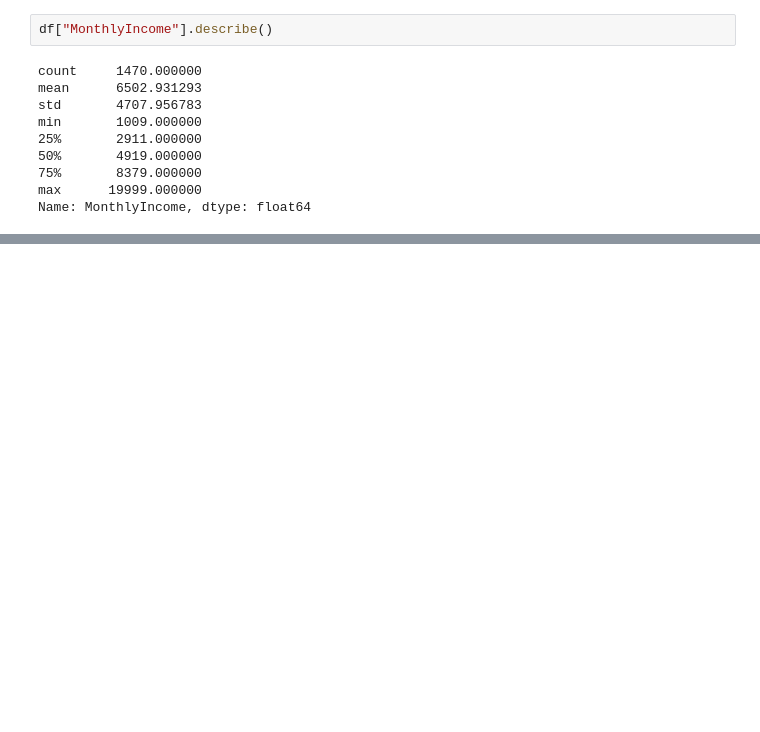
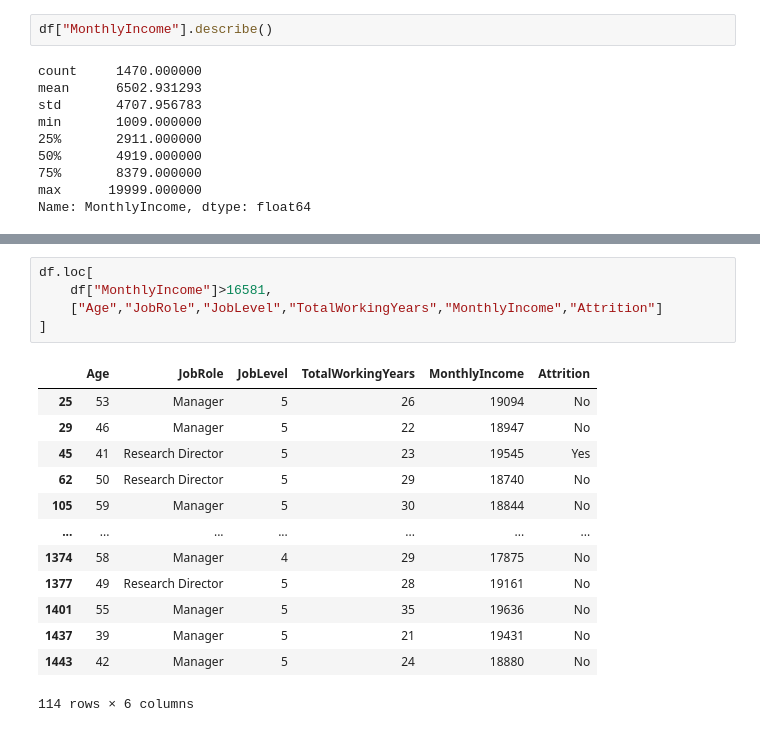
Before and after one commit to haneef333/employee-attrition-analysis, a Jupyter notebook: notebook/employee_attrition_analysis.ipynb, the cells around one changed output, grey strips where cells are left out. Drawn from its saved outputs; the diff is of its cells as text; blank space fills up the shorter version.

```diff
--- a/notebook/employee_attrition_analysis.ipynb
+++ b/notebook/employee_attrition_analysis.ipynb
@@ -256,0 +256,19 @@ df[df["MonthlyIncome"] > 16581]
+# %%
+df.loc[
+    df["MonthlyIncome"]>16581,
+    ["Age","JobRole","JobLevel","TotalWorkingYears","MonthlyIncome","Attrition"]
+]
+# %% [output]
+|  | Age | JobRole | JobLevel | TotalWorkingYears | MonthlyIncome | Attrition |
+| 25 | 53 | Manager | 5 | 26 | 19094 | No |
+| 29 | 46 | Manager | 5 | 22 | 18947 | No |
+| 45 | 41 | Research Director | 5 | 23 | 19545 | Yes |
+| 62 | 50 | Research Director | 5 | 29 | 18740 | No |
+| 105 | 59 | Manager | 5 | 30 | 18844 | No |
+| ... | ... | ... | ... | ... | ... | ... |
+| 1374 | 58 | Manager | 4 | 29 | 17875 | No |
+| 1377 | 49 | Research Director | 5 | 28 | 19161 | No |
+| 1401 | 55 | Manager | 5 | 35 | 19636 | No |
+| 1437 | 39 | Manager | 5 | 21 | 19431 | No |
+| 1443 | 42 | Manager | 5 | 24 | 18880 | No |
+114 rows × 6 columns
```
Also changed, not shown: parts of 27 cells of this notebook.
